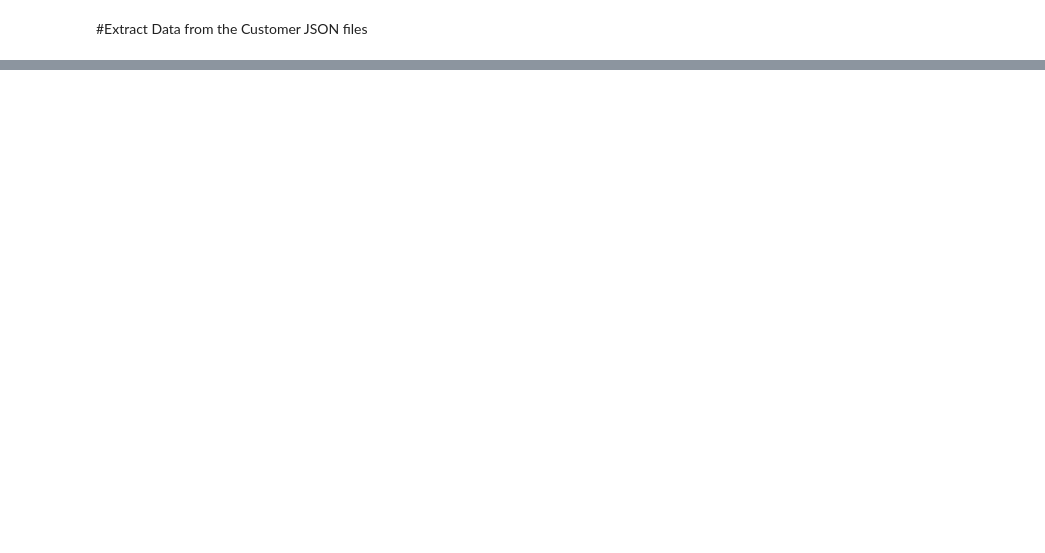
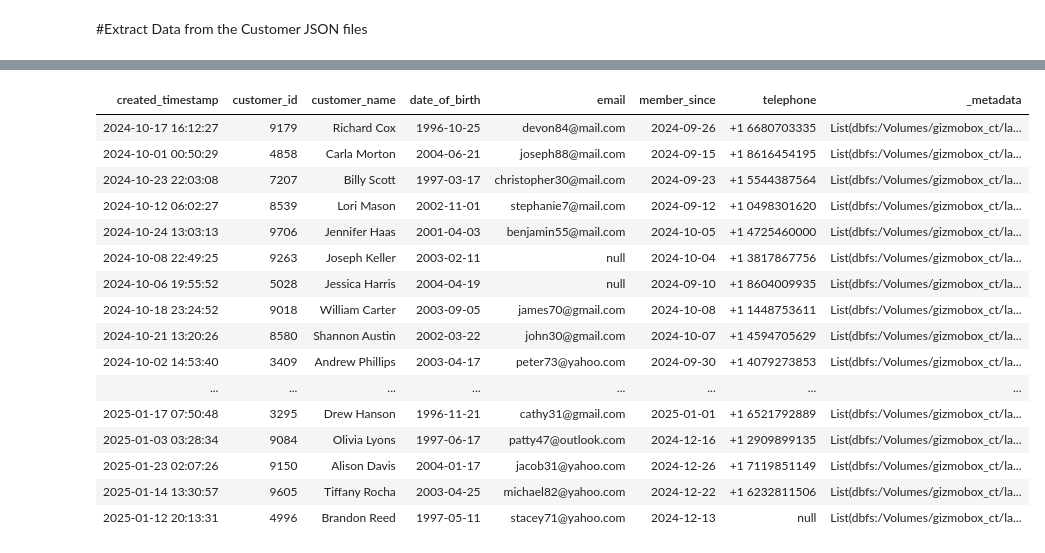
Before and after one commit to Siddharth-Tambat/databricks-ade, a Jupyter notebook: dea-course/dea-003-etl-with-apache-spark/2.Extract Customers Data - JSON.ipynb, the cells around one changed output, grey strips where cells are left out. Saved outputs shown, nothing was run; the diff lists cells and outputs as text; code cells hidden in the pictures; blank space fills up the shorter version.

```diff
--- a/dea-course/dea-003-etl-with-apache-spark/2.Extract Customers Data - JSON.ipynb
+++ b/dea-course/dea-003-etl-with-apache-spark/2.Extract Customers Data - JSON.ipynb
@@ -19,0 +125,20 @@ SELECT * FROM gizmobox_ct.bronze.v_customers
+# %%
+SELECT * FROM tv_customers
+# %% [output]
+| created_timestamp | customer_id | customer_name | date_of_birth | email | member_since | telephone | _metadata |
+| 2024-10-17 16:12:27 | 9179 | Richard Cox | 1996-10-25 | devon84@mail.com | 2024-09-26 | +1 6680703335 | List(dbfs:/Volumes/gizmobox_ct/la... |
+| 2024-10-01 00:50:29 | 4858 | Carla Morton | 2004-06-21 | joseph88@mail.com | 2024-09-15 | +1 8616454195 | List(dbfs:/Volumes/gizmobox_ct/la... |
+| 2024-10-23 22:03:08 | 7207 | Billy Scott | 1997-03-17 | christopher30@mail.com | 2024-09-23 | +1 5544387564 | List(dbfs:/Volumes/gizmobox_ct/la... |
+| 2024-10-12 06:02:27 | 8539 | Lori Mason | 2002-11-01 | stephanie7@mail.com | 2024-09-12 | +1 0498301620 | List(dbfs:/Volumes/gizmobox_ct/la... |
+| 2024-10-24 13:03:13 | 9706 | Jennifer Haas | 2001-04-03 | benjamin55@mail.com | 2024-10-05 | +1 4725460000 | List(dbfs:/Volumes/gizmobox_ct/la... |
+| 2024-10-08 22:49:25 | 9263 | Joseph Keller | 2003-02-11 | null | 2024-10-04 | +1 3817867756 | List(dbfs:/Volumes/gizmobox_ct/la... |
+| 2024-10-06 19:55:52 | 5028 | Jessica Harris | 2004-04-19 | null | 2024-09-10 | +1 8604009935 | List(dbfs:/Volumes/gizmobox_ct/la... |
+| 2024-10-18 23:24:52 | 9018 | William Carter | 2003-09-05 | james70@gmail.com | 2024-10-08 | +1 1448753611 | List(dbfs:/Volumes/gizmobox_ct/la... |
+| 2024-10-21 13:20:26 | 8580 | Shannon Austin | 2002-03-22 | john30@gmail.com | 2024-10-07 | +1 4594705629 | List(dbfs:/Volumes/gizmobox_ct/la... |
+| 2024-10-02 14:53:40 | 3409 | Andrew Phillips | 2003-04-17 | peter73@yahoo.com | 2024-09-30 | +1 4079273853 | List(dbfs:/Volumes/gizmobox_ct/la... |
+| ... | ... | ... | ... | ... | ... | ... | ... |
+| 2025-01-17 07:50:48 | 3295 | Drew Hanson | 1996-11-21 | cathy31@gmail.com | 2025-01-01 | +1 6521792889 | List(dbfs:/Volumes/gizmobox_ct/la... |
+| 2025-01-03 03:28:34 | 9084 | Olivia Lyons | 1997-06-17 | patty47@outlook.com | 2024-12-16 | +1 2909899135 | List(dbfs:/Volumes/gizmobox_ct/la... |
+| 2025-01-23 02:07:26 | 9150 | Alison Davis | 2004-01-17 | jacob31@yahoo.com | 2024-12-26 | +1 7119851149 | List(dbfs:/Volumes/gizmobox_ct/la... |
+| 2025-01-14 13:30:57 | 9605 | Tiffany Rocha | 2003-04-25 | michael82@yahoo.com | 2024-12-22 | +1 6232811506 | List(dbfs:/Volumes/gizmobox_ct/la... |
+| 2025-01-12 20:13:31 | 4996 | Brandon Reed | 1997-05-11 | stacey71@yahoo.com | 2024-12-13 | null | List(dbfs:/Volumes/gizmobox_ct/la... |
```
Also changed, not shown: parts of 10 cells of this notebook.
